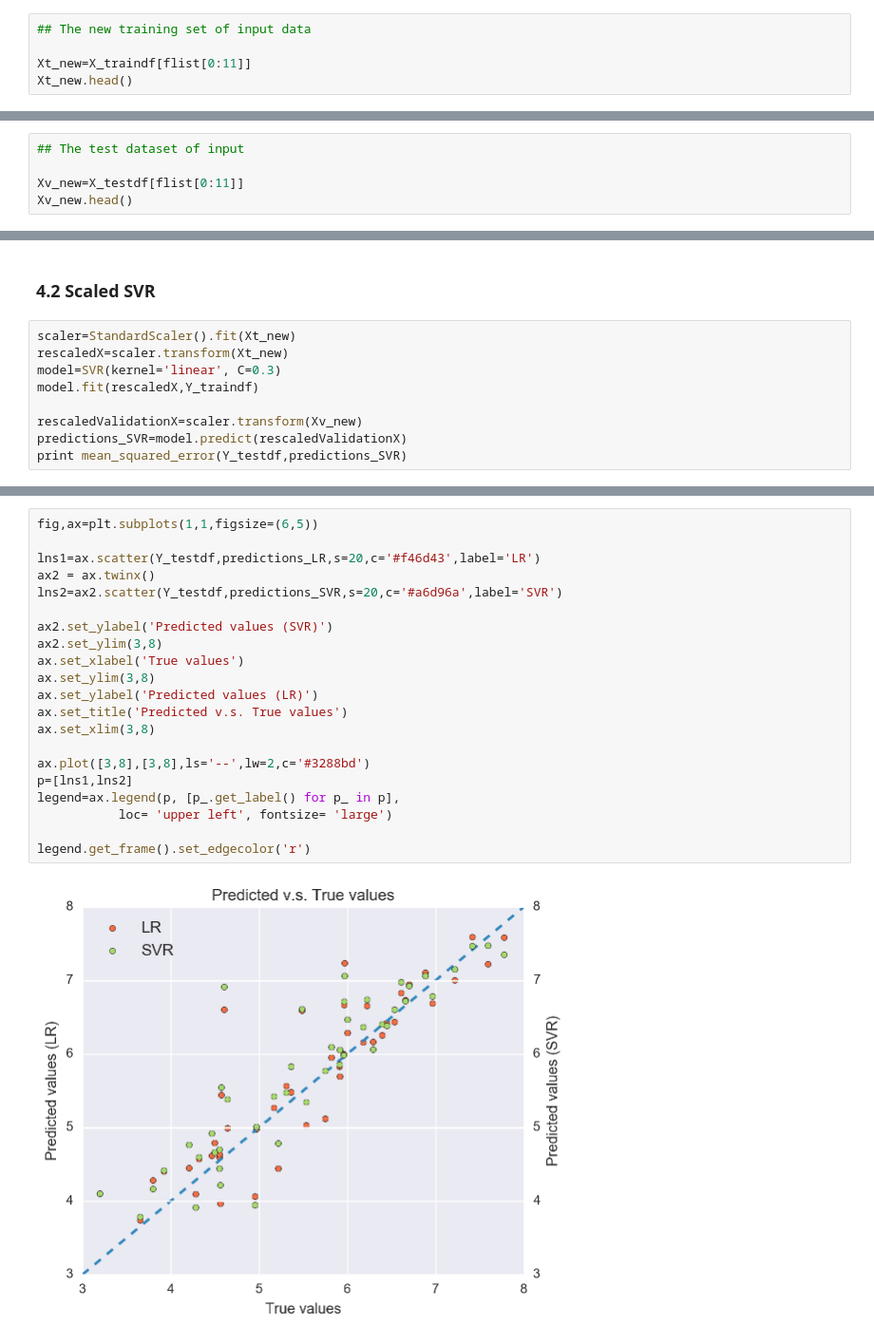
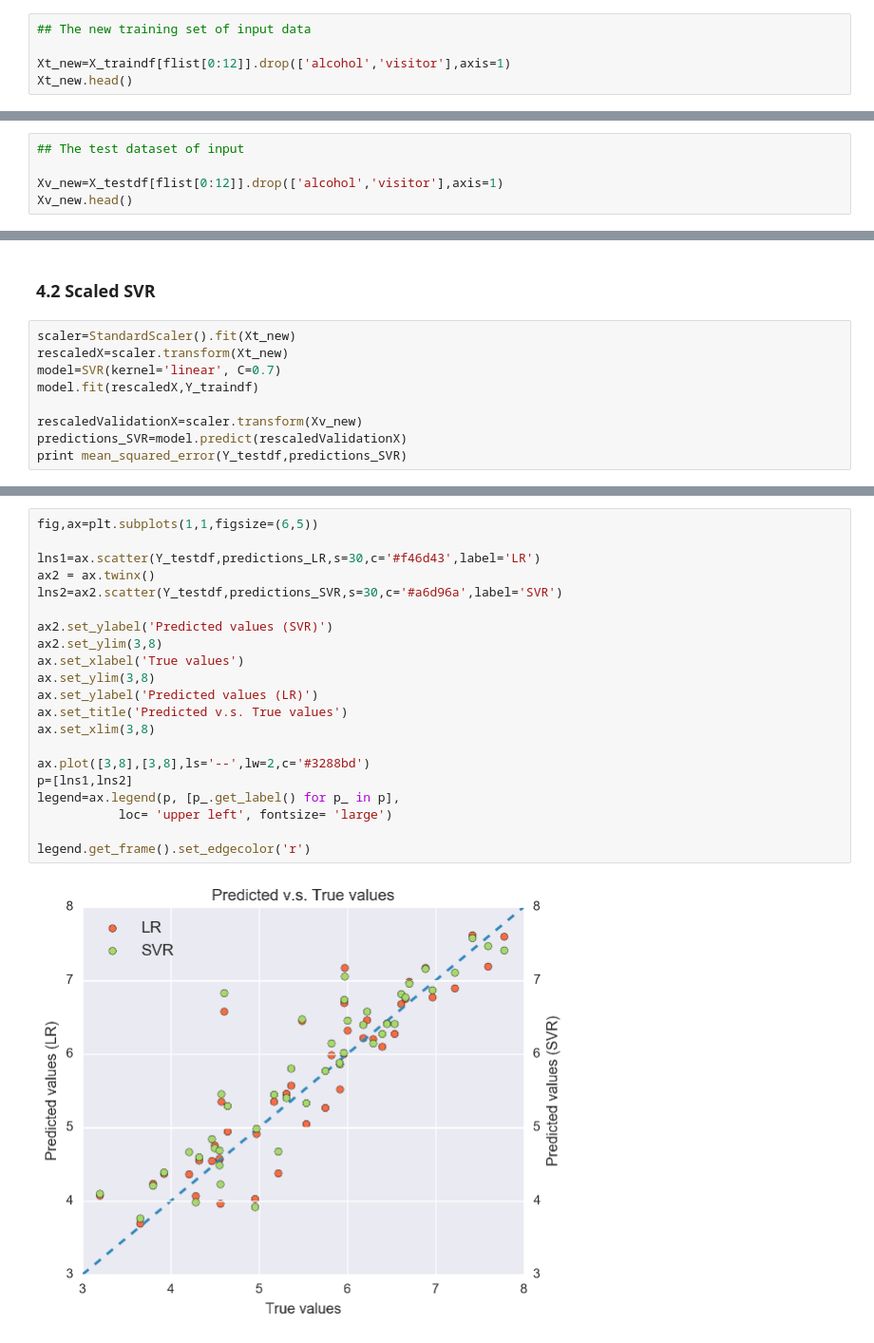
Before and after one commit to dangspin/SpringBoard_Projects, a Jupyter notebook: final_project/Regression_Analysis.ipynb, the cells around one changed output, grey strips where cells are left out. Shown: that part at 95% size. Saved outputs shown, nothing was run; the diff lists cells and outputs as text.

Commit message:
make the model more reseanable

```diff
--- a/final_project/Regression_Analysis.ipynb
+++ b/final_project/Regression_Analysis.ipynb
@@ -460,6 +500,6 @@ Now after our work in previous sesstion, we have a more reasonable dataset. In t
 # %%
 ## The new training set of input data
 
-Xt_new=X_traindf[flist[0:11]]
+Xt_new=X_traindf[flist[0:12]].drop(['alcohol','visitor'],axis=1)
 Xt_new.head()
 # %% [output]
@@ -488,6 +526,6 @@ Generosity
 # %%
 ## The test dataset of input
 
-Xv_new=X_testdf[flist[0:11]]
+Xv_new=X_testdf[flist[0:12]].drop(['alcohol','visitor'],axis=1)
 Xv_new.head()
 # %% [output]
@@ -657,7 +695,7 @@ print mean_squared_error(Y_testdf,predictions_LR)
 # %%
 scaler=StandardScaler().fit(Xt_new)
 rescaledX=scaler.transform(Xt_new)
-model=SVR(kernel='linear', C=0.3)
+model=SVR(kernel='linear', C=0.7)
 model.fit(rescaledX,Y_traindf)
 
 rescaledValidationX=scaler.transform(Xv_new)
@@ -668,23 +706,23 @@ print mean_squared_error(Y_testdf,predictions_SVR)
 # %%
 fig,ax=plt.subplots(1,1,figsize=(6,5))
 
-lns1=ax.scatter(Y_testdf,predictions_LR,s=20,c='#f46d43',label='LR')
+lns1=ax.scatter(Y_testdf,predictions_LR,s=30,c='#f46d43',label='LR')
 ax2 = ax.twinx()
-lns2=ax2.scatter(Y_testdf,predictions_SVR,s=20,c='#a6d96a',label='SVR')
+lns2=ax2.scatter(Y_testdf,predictions_SVR,s=30,c='#a6d96a',label='SVR')
 
 ax2.set_ylabel('Predicted values (SVR)')
 ax2.set_ylim(3,8)
 ax.set_xlabel('True values')
 ax.set_ylim(3,8)
 ax.set_ylabel('Predicted values (LR)')
 ax.set_title('Predicted v.s. True values')
 ax.set_xlim(3,8)
 
 ax.plot([3,8],[3,8],ls='--',lw=2,c='#3288bd')
 p=[lns1,lns2]
 legend=ax.legend(p, [p_.get_label() for p_ in p],
            loc= 'upper left', fontsize= 'large')
 
 legend.get_frame().set_edgecolor('r')
 # %% [output]
-[figure, old version]
+[figure, new version]
```
Also changed, not shown: parts of 21 cells of this notebook.
